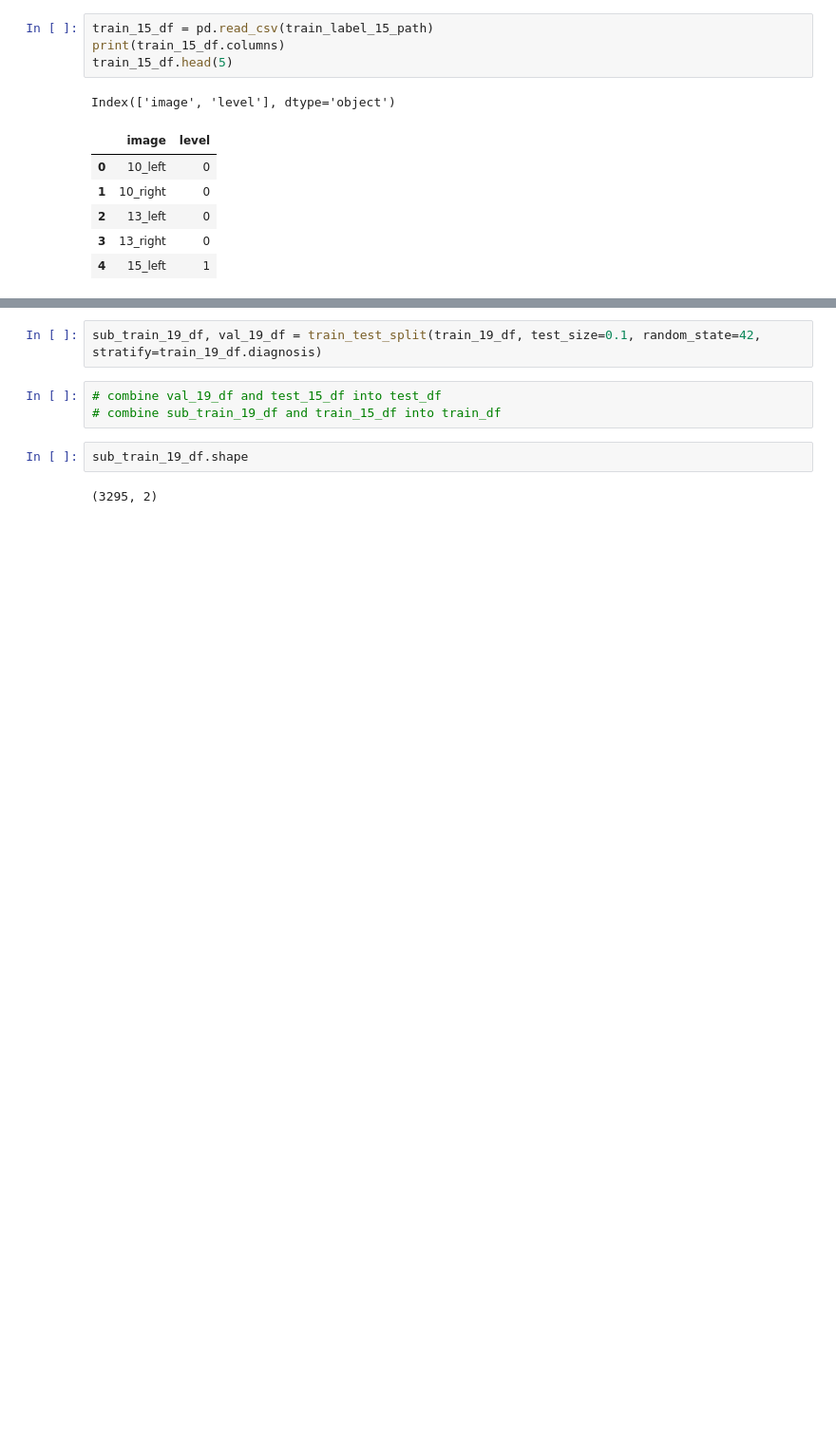
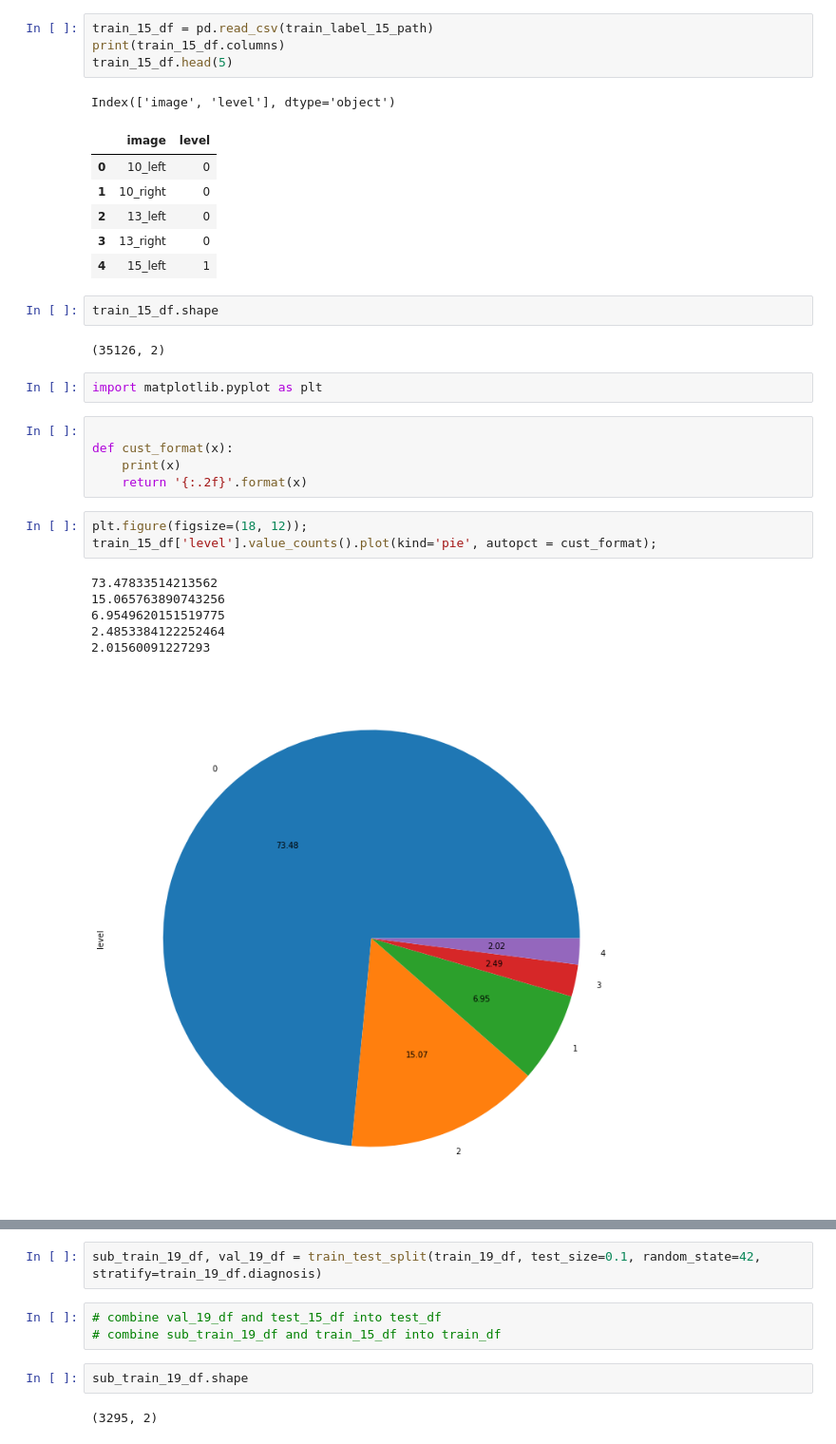
Before and after one commit to LeCongThuong/btl-aptos, a Jupyter notebook: notebooks/data_inspect.ipynb, the cells around one changed output, grey strips where cells are left out. Shown at 95% size. Drawn from its saved outputs; the diff is of its cells as text; blank space fills up the shorter version.

```diff
--- a/notebooks/data_inspect.ipynb
+++ b/notebooks/data_inspect.ipynb
@@ -58,3 +54,24 @@ Index(['image', 'level'], dtype='object')
 | 2 | 13_left | 0 |
 | 3 | 13_right | 0 |
 | 4 | 15_left | 1 |
+# %%
+train_15_df.shape
+# %% [output]
+(35126, 2)
+# %%
+import matplotlib.pyplot as plt
+# %%
+
+def cust_format(x):
+    print(x)
+    return '{:.2f}'.format(x)
+# %%
+plt.figure(figsize=(18, 12));
+train_15_df['level'].value_counts().plot(kind='pie', autopct = cust_format);
+# %% [output]
+73.47833514213562
+15.065763890743256
+6.9549620151519775
+2.4853384122252464
+2.01560091227293
+[figure, added]
```
Also changed, not shown: parts of 3 cells of this notebook, 8 other files.
